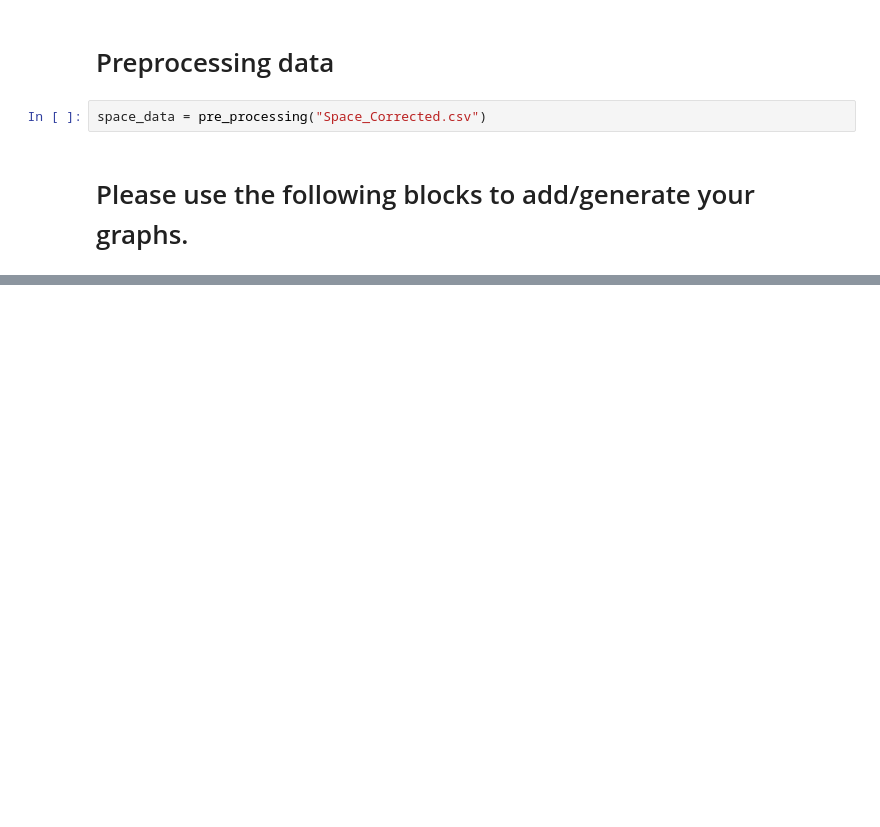
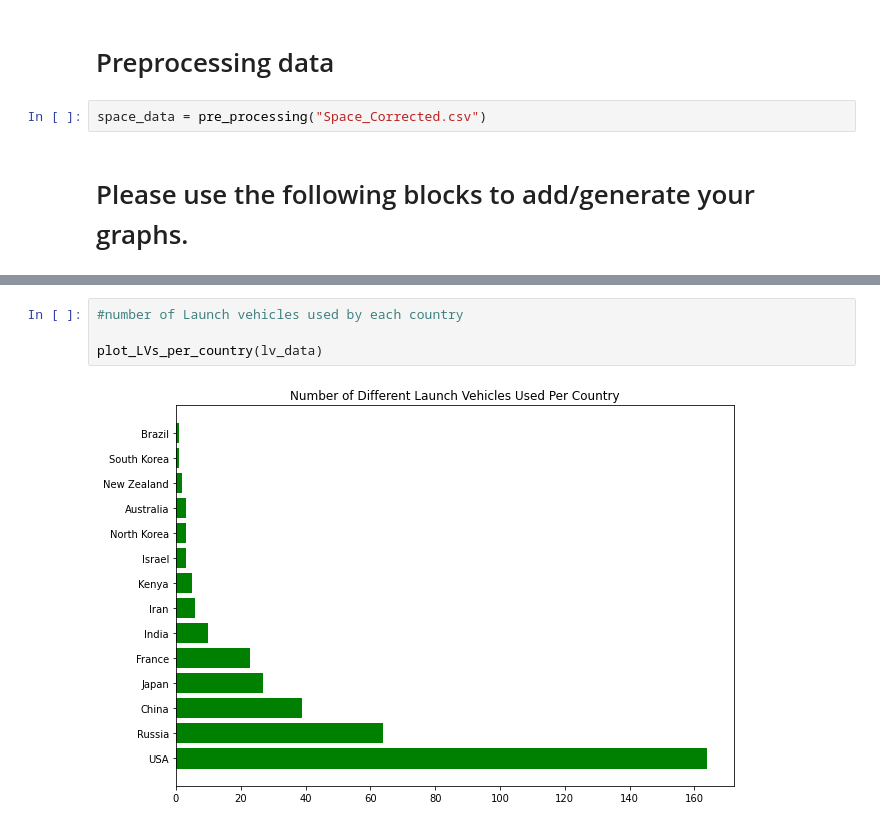
Before and after one commit to Alexiland/ECE143Group2Project, a Jupyter notebook: visualization.ipynb, the cells around one changed output, grey strips where cells are left out. Saved outputs shown, nothing was run; the diff lists cells and outputs as text; blank space fills up the shorter version.

```diff
--- a/visualization.ipynb
+++ b/visualization.ipynb
@@ -79,0 +137,6 @@ country_leaderboard_retired_data(space_data)
+# %%
+#number of Launch vehicles used by each country
+
+plot_LVs_per_country(lv_data)
+# %% [output]
+[figure, added]
```
Also changed, not shown: parts of 19 cells of this notebook.
